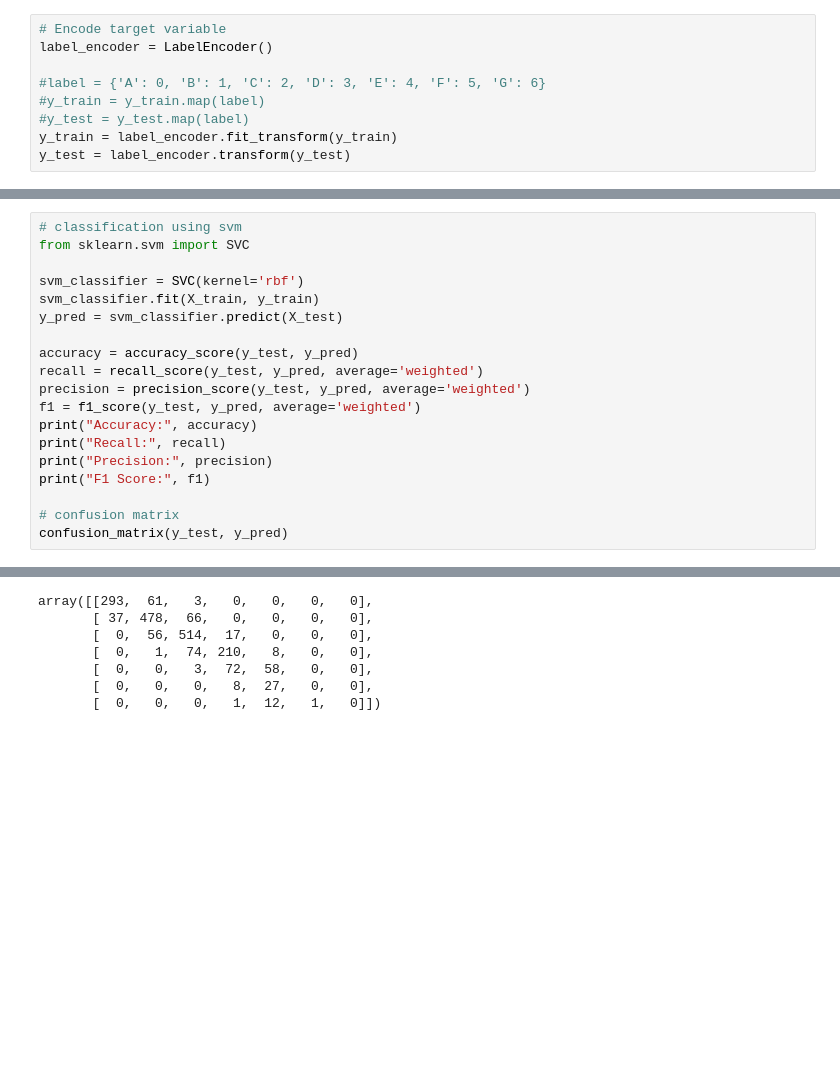
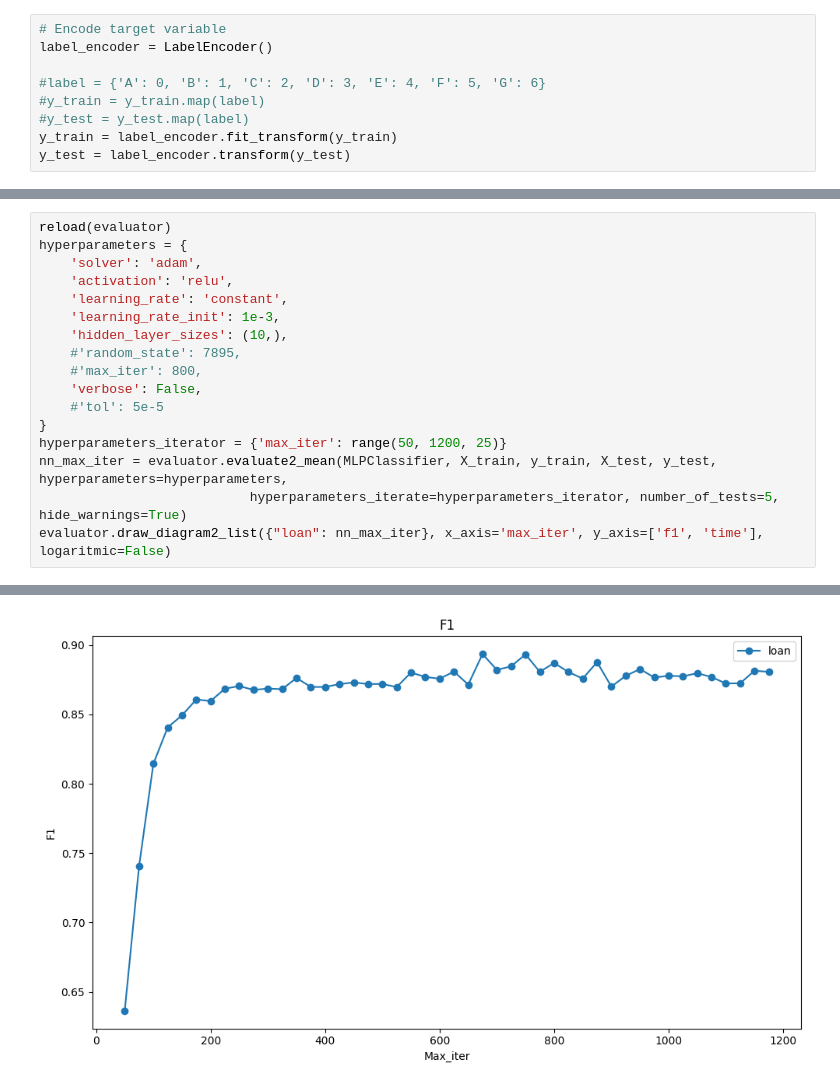
Before and after one commit to Maustrian3/ML24, a Jupyter notebook: exercise-1/loan.ipynb, the cells around one changed output, grey strips where cells are left out. Cells and saved outputs as stored; diff of their text form; blank space fills up the shorter version.

```diff
--- a/exercise-1/loan.ipynb
+++ b/exercise-1/loan.ipynb
@@ -322,20 +337,18 @@ array([[ 72,   1,   0,   1,  11,   1, 271],
 # %%
-# classification using svm
-from sklearn.svm import SVC
-
-svm_classifier = SVC(kernel='rbf')
-svm_classifier.fit(X_train, y_train)
-y_pred = svm_classifier.predict(X_test)
-
-accuracy = accuracy_score(y_test, y_pred)
-recall = recall_score(y_test, y_pred, average='weighted')
-precision = precision_score(y_test, y_pred, average='weighted')
-f1 = f1_score(y_test, y_pred, average='weighted')
-print("Accuracy:", accuracy)
-print("Recall:", recall)
-print("Precision:", precision)
-print("F1 Score:", f1)
-
-# confusion matrix
-confusion_matrix(y_test, y_pred)
+reload(evaluator)
+hyperparameters = {
+    'solver': 'adam',
+    'activation': 'relu',
+    'learning_rate': 'constant',
+    'learning_rate_init': 1e-3,
+    'hidden_layer_sizes': (10,),
+    #'random_state': 7895,
+    #'max_iter': 800,
+    'verbose': False,
+    #'tol': 5e-5
+}
+hyperparameters_iterator = {'max_iter': range(50, 1200, 25)}
+nn_max_iter = evaluator.evaluate2_mean(MLPClassifier, X_train, y_train, X_test, y_test, hyperparameters=hyperparameters,
+                           hyperparameters_iterate=hyperparameters_iterator, number_of_tests=5, hide_warnings=True)
+evaluator.draw_diagram2_list({"loan": nn_max_iter}, x_axis='max_iter', y_axis=['f1', 'time'], logaritmic=False)
 # %% [output]
@@ -346,7 +372 @@ F1 Score: 0.7649579872147863
-array([[293,  61,   3,   0,   0,   0,   0],
-       [ 37, 478,  66,   0,   0,   0,   0],
-       [  0,  56, 514,  17,   0,   0,   0],
-       [  0,   1,  74, 210,   8,   0,   0],
-       [  0,   0,   3,  72,  58,   0,   0],
-       [  0,   0,   0,   8,  27,   0,   0],
-       [  0,   0,   0,   1,  12,   1,   0]])
+[figure, added]
```
Also changed, not shown: parts of 17 cells of this notebook, 1 other file.
